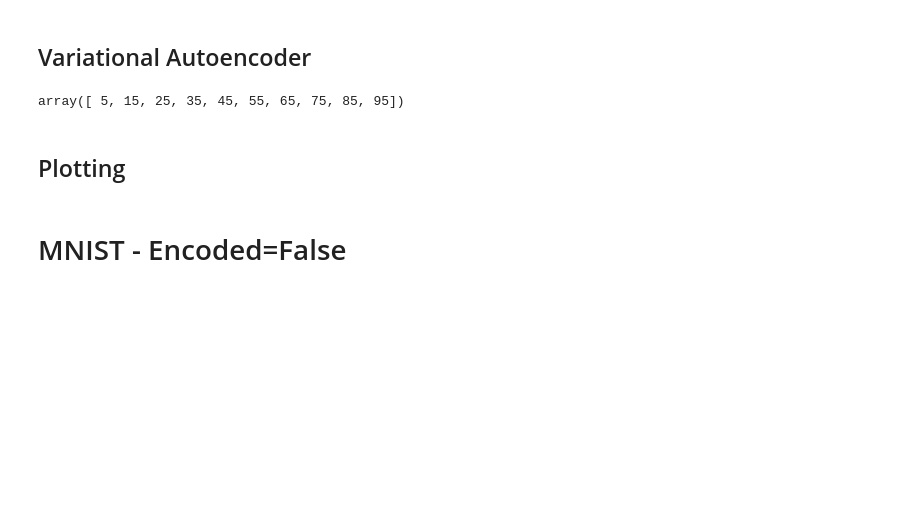
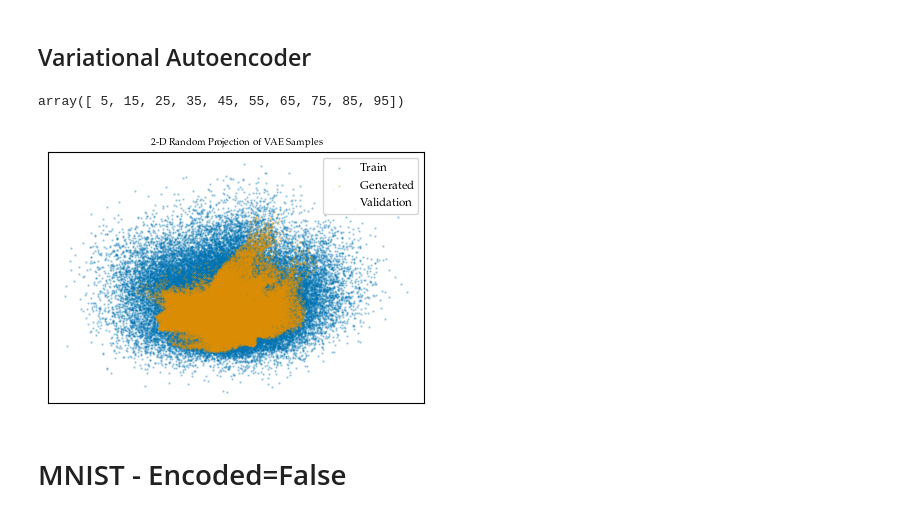
Before and after one commit to H-Kugler/scalable-datacopy-detection, a Jupyter notebook: exp/MNIST_Exp.ipynb, the cells around one changed output. Drawn from its saved outputs; the diff is of its cells as text; code cells hidden in the pictures; blank space fills up the shorter version.

Commit message:
plotting

```diff
--- a/exp/MNIST_Exp.ipynb
+++ b/exp/MNIST_Exp.ipynb
@@ -258,5 +258,3 @@ axs[0].grid(True)
 plt.tight_layout(pad=0.5)
 plt.savefig('../doc/Limitations/underfitted_uniform.png', dpi=300)
 plt.close()
-# %% [markdown]
-## Plotting
@@ -297,3 +261,24 @@ plt.close()
+# %%
+# produce single plot for 2-D random projection
+np.random.seed(41)
+X_val_proj = rp.transform(X_val)
+textwidth = set_plotting_params()
+colors = sns.color_palette('colorblind')
+
+fig, ax = plt.subplots(1, 1, figsize=(0.7*textwidth, 0.5*textwidth))
+ax.scatter(X_proj[:, 0], X_proj[:, 1], label='Train', s=0.5, alpha=0.3, color=colors[0], marker='o')
+ax.scatter(X_gen_proj[:, 0], X_gen_proj[:, 1], label='Generated', s=0.5, alpha=0.3, color=colors[1], marker='x')
+ax.scatter(X_val_proj[:, 0], X_val_proj[:, 1], label='Validation', s=0.5, alpha=0.3, color=colors[2], marker='s')
+ax.set_xticks([])
+ax.set_yticks([])
+ax.legend(fontsize='large')
+ax.set_title('2-D Random Projection of VAE Samples', loc='center')
+
+plt.tight_layout(pad=0.5)
+plt.savefig('../doc/Presentation/VAE.png', dpi=300)
+plt.close()
+# %% [output]
+[figure, added]
 # %% [markdown]
 # MNIST - Encoded=False
 # %%
```
Also changed, not shown: parts of 2 cells of this notebook, 5 other files.
